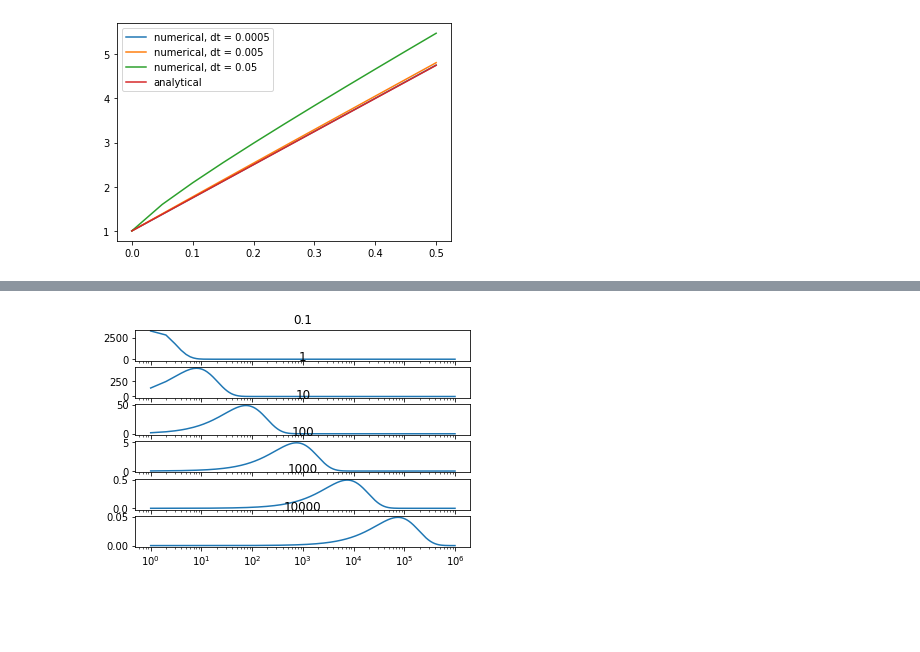
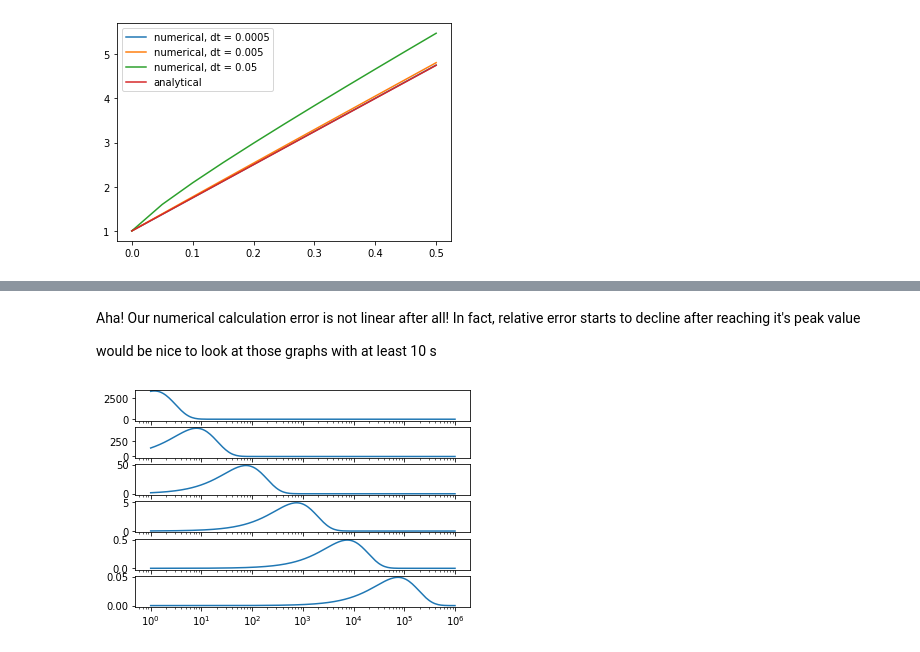
Before and after one commit to poanse/aggregation, a Jupyter notebook: aggregation.ipynb, the cells around one changed output, grey strips where cells are left out. Drawn from its saved outputs; the diff is of its cells as text; code cells hidden in the pictures; blank space fills up the shorter version.

```diff
--- a/aggregation.ipynb
+++ b/aggregation.ipynb
@@ -86,0 +75,29 @@ plt.show()
+# %%
+mean_mass_num = []
+mean_mass_an = []
+time_points = []
+time_deltas = []
+for file in ['file_2020-01-19 16:16:40','file_2020-01-19 16:16:28']:
+    filename = file + '.txt'
+    exp = Parse_agg_data(filename)
+    # calculate mean mass for numerical solution
+    mean_mass_num.append(exp.mass.sum(axis=1) / exp.number.sum(axis=1))
+    # calculate mean mass from analytical solution (good enough approximation)
+    masses = []
+    mass_range = range(1,int(exp.mass_min[-1]))
+    for t in exp.time:
+        num = np.array(Solution(mass_range, t, exp.N0, B))
+        m = np.array(num * mass_range).sum() / num.sum()
+        masses.append(m)
+    mean_mass_an.append(masses)
+    time_points.append(exp.time)
+    time_deltas.append(exp.dt)
+
+fig, a =  plt.subplots(1,len(mean_mass_num), figsize=(15,5))
+for i, mean_mass in enumerate(mean_mass_num):
+    a[0].plot(time_points[i], mean_mass - mean_mass_an[i], label='dt = ' + str(time_deltas[i]))
+    a[1].plot(time_points[i], (mean_mass - mean_mass_an[i]) / mean_mass, label='dt = ' + str(time_deltas[i]))
+a[0].set_title('Absolute mean mass difference vs time')
+a[1].set_title('Relative mean mass difference vs time')
+a[0].legend()
+plt.show()
@@ -87,15 +106,19 @@ plt.show()
+# %% [markdown]
+Aha! Our numerical calculation error is not linear after all! In fact, relative error starts to decline after reaching it's peak value
+
+would be nice to look at those graphs with at least 10 s
 # %%
-mass_range = range(1,1000000)
+# mass_range = range(1,1000000)
+mass_range = np.logspace(0,6,num=200)
 
 times = [0.1,1,10,100,1000,10000]
 fig, a =  plt.subplots(len(times),1)
 for i, t in enumerate(times):
-    num = np.array(Solution(mass_range, t, N0, B))
-    a[i].plot(mass_range, num*mass_range,label='analytical')
+    num = np.array(Solution(mass_range, t, exp.N0, B))
+    a[i].plot(mass_range, num*mass_range,label=str(t))
     a[i].set_xscale('log')
-    a[i].set_title(str(t))
+#     a[i].set_title(str(t))
+# plt.legend()
 plt.show()
-# mean mass (and therefore radius) changes linearly with time when kernel is constant
-# what if kernel is not constant?
 # %% [output]
-[figure, old version]
+[figure, new version]
```
Also changed, not shown: parts of 15 cells of this notebook, 2 other files.
